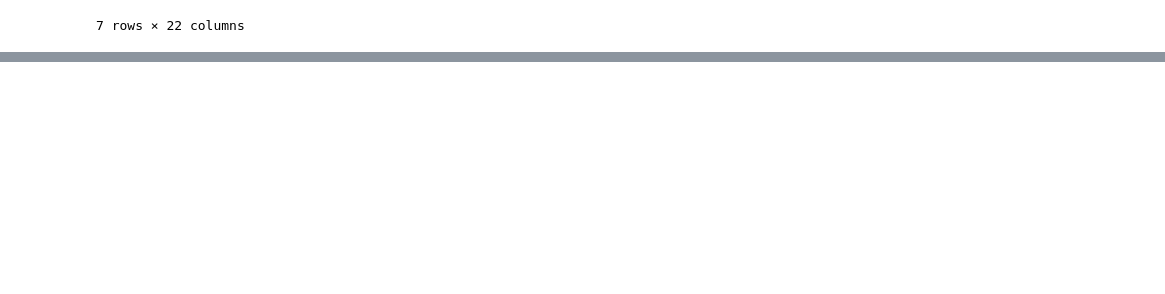
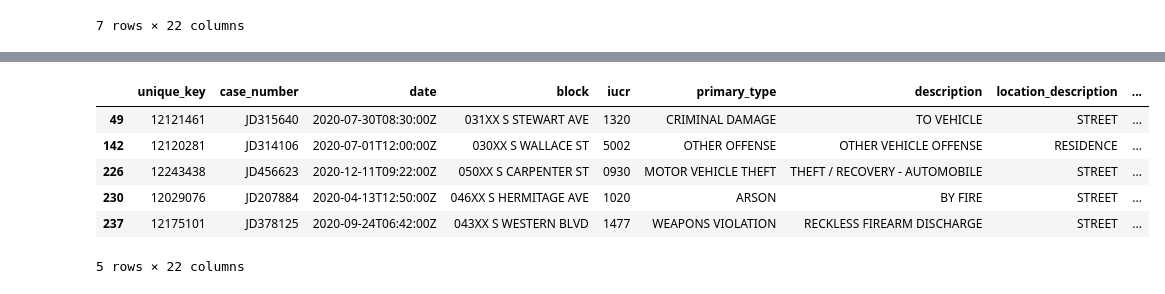
Before and after one commit to dwipaalfarisi/project-data-analysis, a Jupyter notebook: chicago_crime.ipynb, the cells around one changed output, grey strips where cells are left out. Cells and saved outputs as stored; diff of their text form; code cells hidden in the pictures; blank space fills up the shorter version.

```diff
--- a/chicago_crime.ipynb
+++ b/chicago_crime.ipynb
@@ -690,0 +801,12 @@ data.loc[data['description'].str.contains("CHILD")][73:80]
+# %%
+# check 2020
+twenty_data = recent_data.loc[recent_data['date'].str.contains("2020")]
+twenty_data.head()
+# %% [output]
+|  | unique_key | case_number | date | block | iucr | primary_type | description | location_description | ... |
+| 49 | 12121461 | JD315640 | 2020-07-30T08:30:00Z | 031XX S STEWART AVE | 1320 | CRIMINAL DAMAGE | TO VEHICLE | STREET | ... |
+| 142 | 12120281 | JD314106 | 2020-07-01T12:00:00Z | 030XX S WALLACE ST | 5002 | OTHER OFFENSE | OTHER VEHICLE OFFENSE | RESIDENCE | ... |
+| 226 | 12243438 | JD456623 | 2020-12-11T09:22:00Z | 050XX S CARPENTER ST | 0930 | MOTOR VEHICLE THEFT | THEFT / RECOVERY - AUTOMOBILE | STREET | ... |
+| 230 | 12029076 | JD207884 | 2020-04-13T12:50:00Z | 046XX S HERMITAGE AVE | 1020 | ARSON | BY FIRE | STREET | ... |
+| 237 | 12175101 | JD378125 | 2020-09-24T06:42:00Z | 043XX S WESTERN BLVD | 1477 | WEAPONS VIOLATION | RECKLESS FIREARM DISCHARGE | STREET | ... |
+5 rows × 22 columns
```
Also changed, not shown: parts of 33 cells of this notebook.
